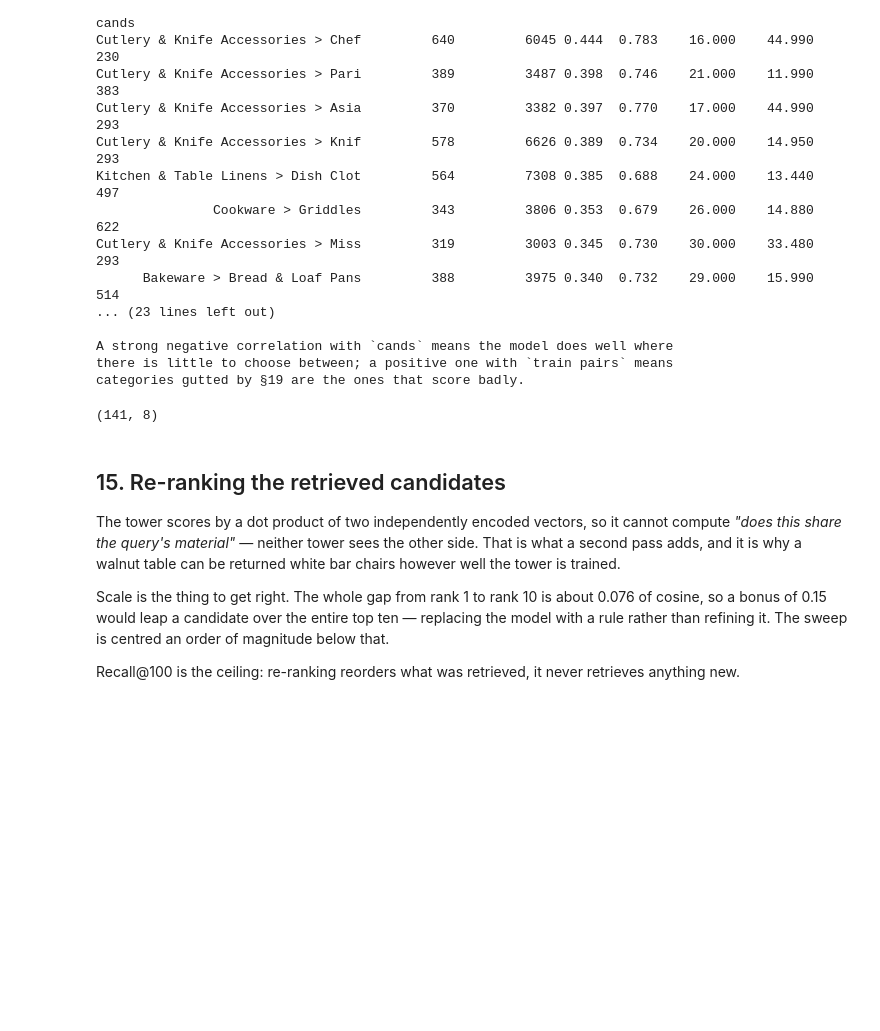
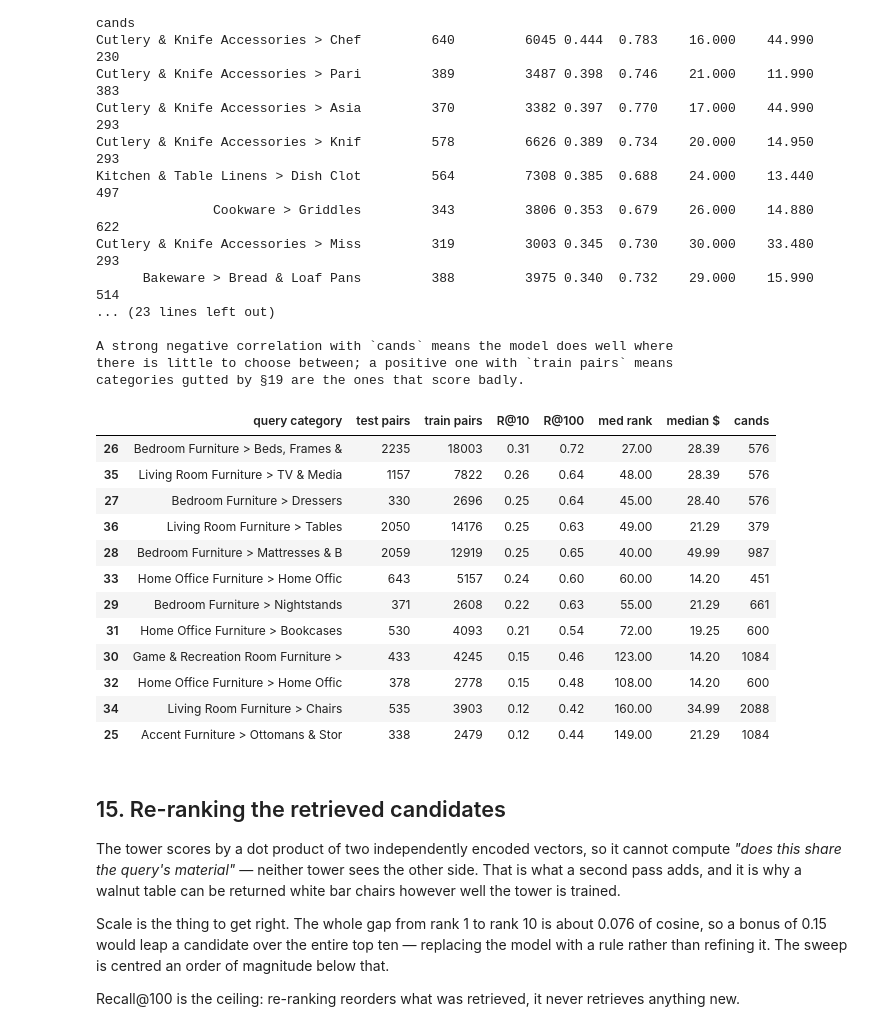
Before and after one commit to flamesmith/RecSystem, a Jupyter notebook: ttn/ttn_complementary.ipynb, the cells around one changed output. Saved outputs shown, nothing was run; the diff lists cells and outputs as text; code cells hidden in the pictures; blank space fills up the shorter version.

```diff
--- a/ttn/ttn_complementary.ipynb
+++ b/ttn/ttn_complementary.ipynb
@@ -2384,9 +2384,21 @@ A strong negative correlation with `cands` means the model does well where
 there is little to choose between; a positive one with `train pairs` means
 categories gutted by §19 are the ones that score badly.
 # %%
-by_cat.shape
+by_cat[by_cat['query category'].str.contains('Furniture', na=False)]
 # %% [output]
-(141, 8)
+|  | query category | test pairs | train pairs | R@10 | R@100 | med rank | median $ | cands |
+| 26 | Bedroom Furniture > Beds, Frames & | 2235 | 18003 | 0.31 | 0.72 | 27.00 | 28.39 | 576 |
+| 35 | Living Room Furniture > TV & Media | 1157 | 7822 | 0.26 | 0.64 | 48.00 | 28.39 | 576 |
+| 27 | Bedroom Furniture > Dressers | 330 | 2696 | 0.25 | 0.64 | 45.00 | 28.40 | 576 |
+| 36 | Living Room Furniture > Tables | 2050 | 14176 | 0.25 | 0.63 | 49.00 | 21.29 | 379 |
+| 28 | Bedroom Furniture > Mattresses & B | 2059 | 12919 | 0.25 | 0.65 | 40.00 | 49.99 | 987 |
+| 33 | Home Office Furniture > Home Offic | 643 | 5157 | 0.24 | 0.60 | 60.00 | 14.20 | 451 |
+| 29 | Bedroom Furniture > Nightstands | 371 | 2608 | 0.22 | 0.63 | 55.00 | 21.29 | 661 |
+| 31 | Home Office Furniture > Bookcases | 530 | 4093 | 0.21 | 0.54 | 72.00 | 19.25 | 600 |
+| 30 | Game & Recreation Room Furniture > | 433 | 4245 | 0.15 | 0.46 | 123.00 | 14.20 | 1084 |
+| 32 | Home Office Furniture > Home Offic | 378 | 2778 | 0.15 | 0.48 | 108.00 | 14.20 | 600 |
+| 34 | Living Room Furniture > Chairs | 535 | 3903 | 0.12 | 0.42 | 160.00 | 34.99 | 2088 |
+| 25 | Accent Furniture > Ottomans & Stor | 338 | 2479 | 0.12 | 0.44 | 149.00 | 21.29 | 1084 |
 # %% [markdown]
 ## 15. Re-ranking the retrieved candidates
 
```
Also changed, not shown: parts of 8 cells of this notebook, 2 other files.
